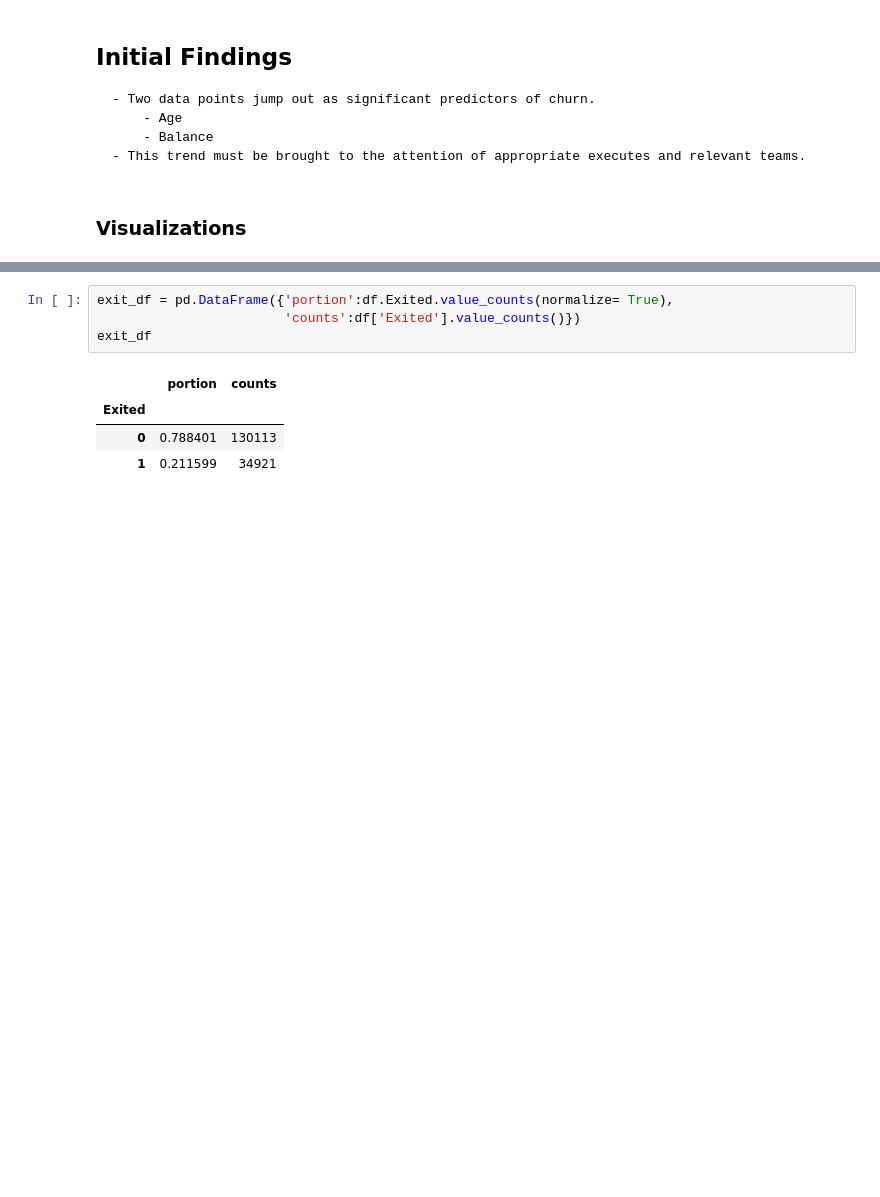
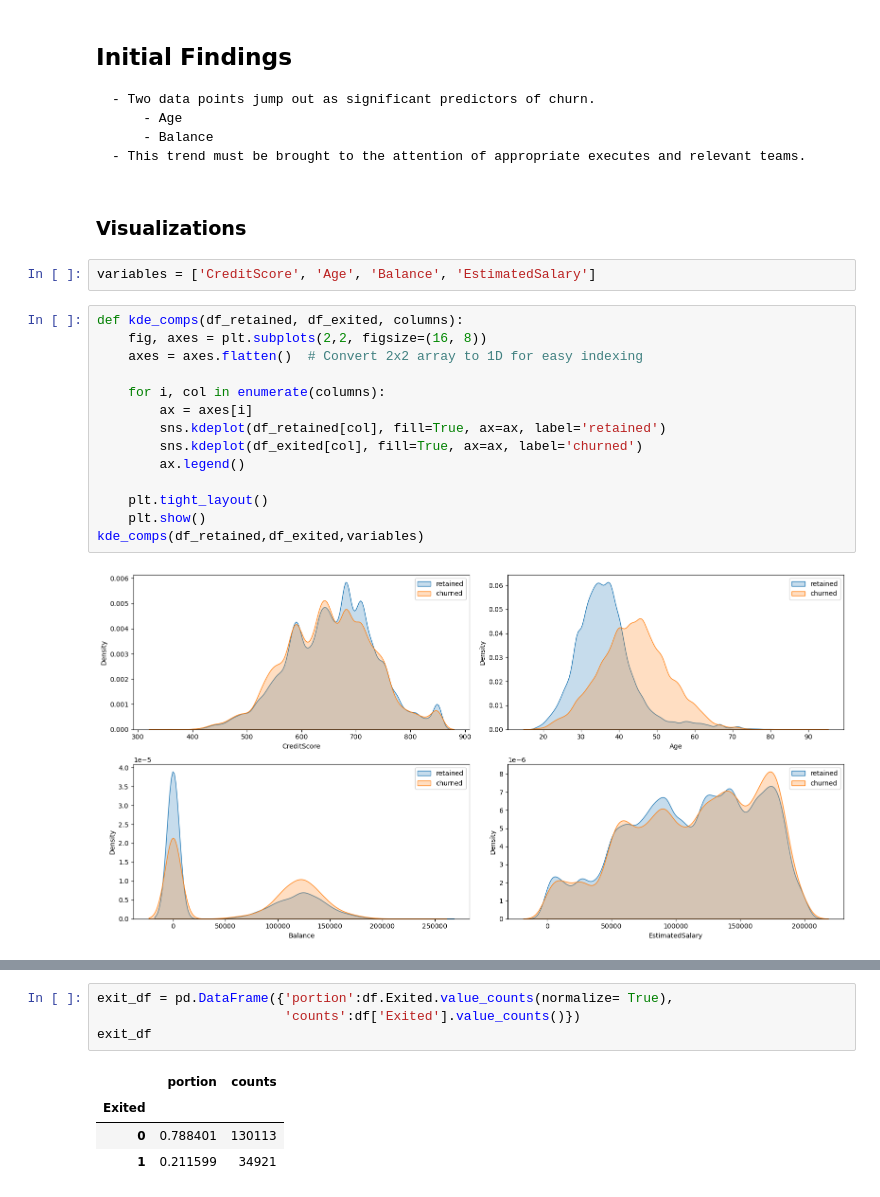
Before and after one commit to EliasOMacias/Bank_client_churn_prediction, a Jupyter notebook: Bank_churn_predictor.ipynb, the cells around one changed output, grey strips where cells are left out. Drawn from its saved outputs; the diff is of its cells as text; blank space fills up the shorter version.

```diff
--- a/Bank_churn_predictor.ipynb
+++ b/Bank_churn_predictor.ipynb
@@ -123,4 +127,22 @@ plt.show()
     - This trend must be brought to the attention of appropriate executes and relevant teams.
 # %% [markdown]
 ### Visualizations
+# %%
+variables = ['CreditScore', 'Age', 'Balance', 'EstimatedSalary']
+# %%
+def kde_comps(df_retained, df_exited, columns):
+    fig, axes = plt.subplots(2,2, figsize=(16, 8))
+    axes = axes.flatten()  # Convert 2x2 array to 1D for easy indexing
+
+    for i, col in enumerate(columns):
+        ax = axes[i]
+        sns.kdeplot(df_retained[col], fill=True, ax=ax, label='retained')
+        sns.kdeplot(df_exited[col], fill=True, ax=ax, label='churned')
+        ax.legend()
+
+    plt.tight_layout()
+    plt.show()
+kde_comps(df_retained,df_exited,variables)
+# %% [output]
+[figure, added]
 # %%
```
Also changed, not shown: parts of 16 cells of this notebook.
